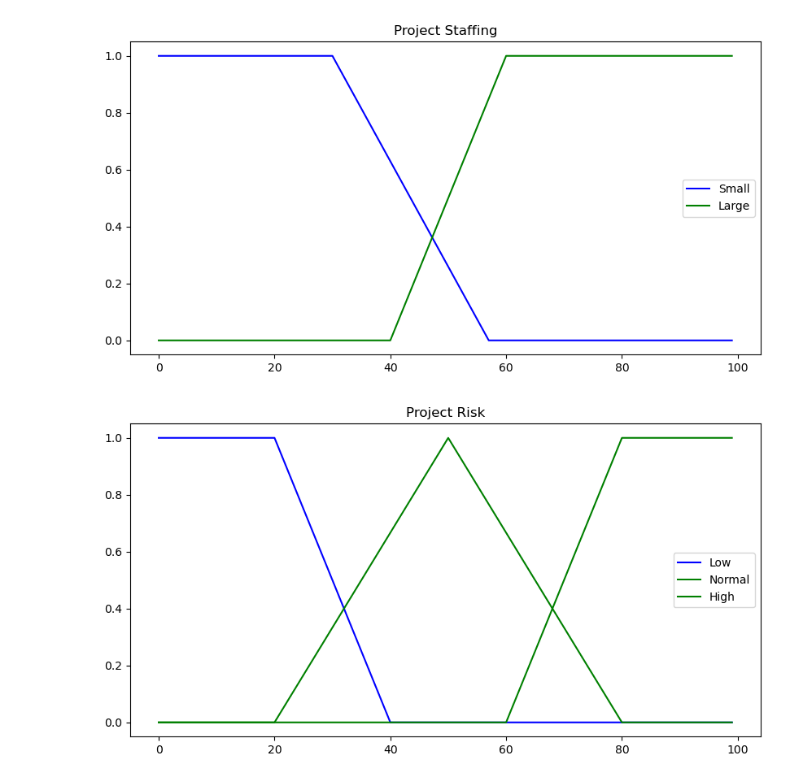
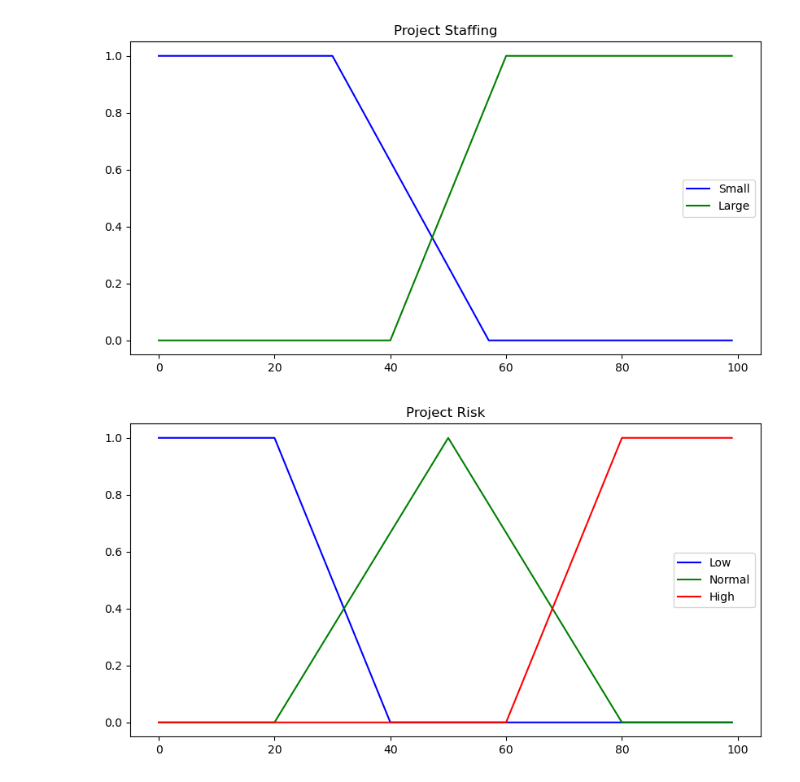
Before and after one commit to stephensheridan/PlottingFuzzyMembershipFunctions, a Jupyter notebook: PlottingFuzzyMembershipFunctions.ipynb, the cells around one changed output. Cells and saved outputs as stored; diff of their text form; code cells hidden in the pictures.

Commit message:
Changed risk plot line to red
Changed risk plot line to red

```diff
--- a/PlottingFuzzyMembershipFunctions.ipynb
+++ b/PlottingFuzzyMembershipFunctions.ipynb
@@ -52,11 +52,11 @@ risk_high = fuzz.trapmf(risk_range,[60,80,100,100])
 # %%
 # Plot the Risk output variable and save it
 fig, ax = plt.subplots(nrows=1, figsize=(10, 5))
 ax.plot(risk_range, risk_low, 'b', linewidth=1.5, label='Low')
 ax.plot(risk_range, risk_normal, 'g', linewidth=1.5, label='Normal')
-ax.plot(risk_range, risk_high, 'g', linewidth=1.5, label='High')
+ax.plot(risk_range, risk_high, 'r', linewidth=1.5, label='High')
 ax.set_title('Project Risk')
 ax.legend()
 plt.savefig("Risk.jpg")
 # %% [output]
-[figure, old version]
+[figure, new version]
```
